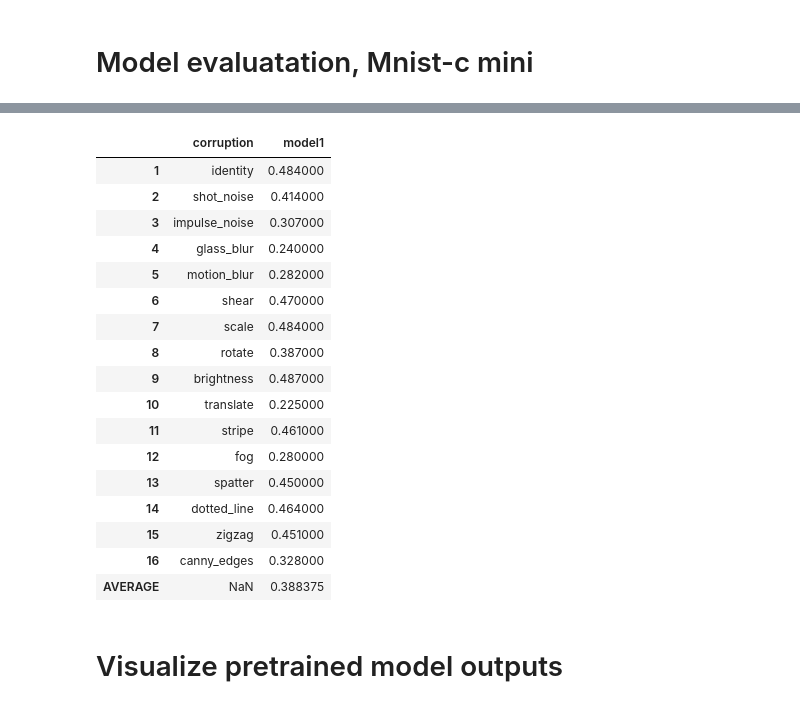
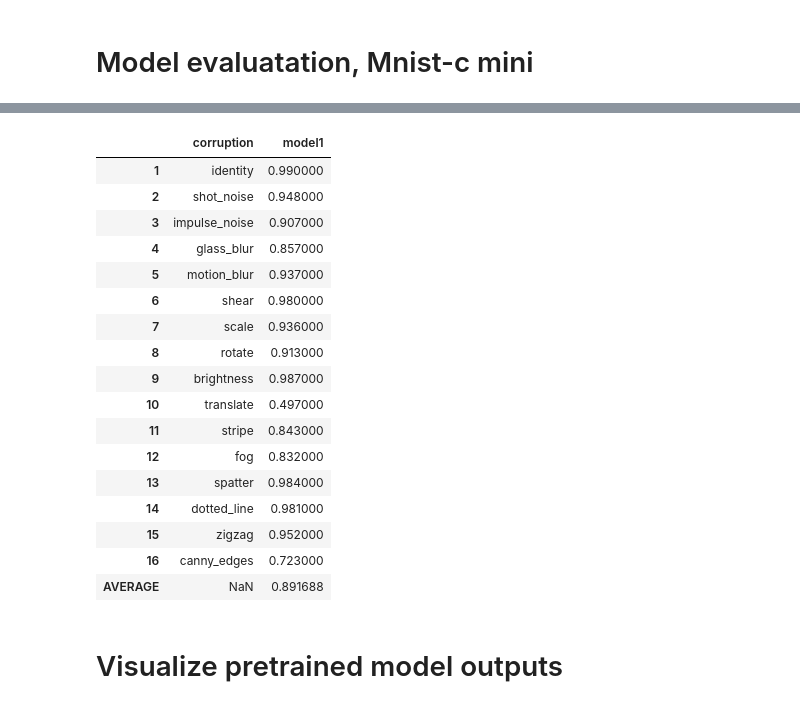
Before and after one commit to ahnchive/ORA-recognition, a Jupyter notebook: eval_rrcapsnet_original.ipynb, the cells around one changed output, grey strips where cells are left out. Cells and saved outputs as stored; diff of their text form; code cells hidden in the pictures.

Commit message:
cleaned the code

```diff
--- a/eval_rrcapsnet_original.ipynb
+++ b/eval_rrcapsnet_original.ipynb
@@ -623,58 +622,19 @@ task='mnist_c_mini'
 train=False #train or test dataset
 print_args=False
 args_to_update = {'device':DEVICE, 'batch_size':BATCHSIZE,
-                 'time_steps': 4, 'routings': 3, 'mask_threshold': 0.05}
+                 'time_steps': 4, 'routings': 3, 'mask_threshold': 0.1}
 
 modellist = [
 
-# original
-# './results/mnist/Mar13_1827_nobkg/archive_model_epoch50_acc0.9907.pt'
-
-# original replicate (blur)
-# './results/mnist/Mar17_2126_orig_11_blur/archive_model_epoch50_acc0.9907.pt'
-# './results/mnist/Mar17_2204_orig_11_clean/archive_model_epoch40_acc0.9907.pt'
-# after decoder copy, x_input detach
-# './results/mnist/Mar17_2315_decodercopy_11/archive_model_epoch50_acc0.9907.pt'
-# train with clean data
-# './results/mnist/Mar17_2346_decodercopy_11_clean/archive_model_epoch50_acc0.9902.pt'
-
-## cnn style encoder
+# original rrcapsnet (mnist_recon, trainvalsplit)
 # './models/rrcapsnet/run1_epoch50_acc0.9917.pt',
 # './models/rrcapsnet/run2_epoch50_acc0.9915.pt',
-# './models/rrcapsnet/run3_epoch50_acc0.9907.pt',
+'./models/rrcapsnet/run3_epoch50_acc0.9907.pt',
 # './models/rrcapsnet/run4_epoch50_acc0.9905.pt',
 # './models/rrcapsnet/run5_epoch50_acc0.9907.pt',
 
-## capsnet style encoder
-# './results/mnist/Mar21_0939_run1_capsnetstyle/archive_model_epoch50_acc0.9818.pt',
-# './results/mnist/Mar21_1028_run2_capsnetstyle/archive_model_epoch50_acc0.9812.pt',
-# './results/mnist/Mar21_1116_run3_capsnetstyle/archive_model_epoch50_acc0.9828.pt',
-# './results/mnist/Mar21_1207_run4_capsnetstyle/archive_model_epoch50_acc0.9818.pt',
 
-## test on clean mnist
-# './results/mnist/Apr25_0202_clean_run1/archive_model_epoch50_acc0.9973.pt',
-# './results/mnist/Apr25_0220_clean_run2/archive_model_epoch50_acc0.9976.pt',
-# './results/mnist/Apr25_0238_clean_run3/archive_model_epoch50_acc0.9972.pt',
-# './results/mnist/Apr25_0255_clean_run4/archive_model_epoch50_acc0.9971.pt',
-# './results/mnist/Apr25_0313_clean_run5/archive_model_epoch50_acc0.9976.pt'
-
-# test on background image with bgcapsule
-#  './results/mnist/Apr26_1759_test/archive_model_epoch50_acc0.7515.pt'
-
-# test on backgroundimage+original image with bgcapsule
-# './results/mnist/Apr26_2350_test/archive_model_epoch50_acc0.8401.pt'
-
-# test on backgroundrandom+original image with bgcapsule
-# './results/mnist/Apr27_0012_test/archive_model_epoch50_acc0.8620.pt'
-
-# test on reconstruct object from blot background without bgcapsule
-# './results/mnist/Apr27_2043_reconbg/archive_model_epoch50_acc0.8289.pt'
-
-# test on reconstruct object from  blot background with bgcapsule
-# './results/mnist/Apr27_2101_reconbg_capsule/final_model_epoch50_acc0.8347.pt'
-# test on reconstruct object +  blot background with bgcapsule
-'./results/mnist/Apr27_2124_reconbg_capsule_reconbg/archive_model_epoch20_acc0.8223.pt']
-
+]
 
 df = pd.DataFrame()
 for i, load_model_path in enumerate(modellist):
@@ -721,21 +681,21 @@ model is loaded from ./results/mnist/Apr27_2124_reconbg_capsule_reconbg/archive_
 |  | corruption | model1 |
-| 1 | identity | 0.484000 |
-| 2 | shot_noise | 0.414000 |
-| 3 | impulse_noise | 0.307000 |
-| 4 | glass_blur | 0.240000 |
-| 5 | motion_blur | 0.282000 |
-| 6 | shear | 0.470000 |
-| 7 | scale | 0.484000 |
-| 8 | rotate | 0.387000 |
-| 9 | brightness | 0.487000 |
-| 10 | translate | 0.225000 |
-| 11 | stripe | 0.461000 |
-| 12 | fog | 0.280000 |
-| 13 | spatter | 0.450000 |
-| 14 | dotted_line | 0.464000 |
-| 15 | zigzag | 0.451000 |
-| 16 | canny_edges | 0.328000 |
-| AVERAGE | NaN | 0.388375 |
+| 1 | identity | 0.990000 |
+| 2 | shot_noise | 0.948000 |
+| 3 | impulse_noise | 0.907000 |
+| 4 | glass_blur | 0.857000 |
+| 5 | motion_blur | 0.937000 |
+| 6 | shear | 0.980000 |
+| 7 | scale | 0.936000 |
+| 8 | rotate | 0.913000 |
+| 9 | brightness | 0.987000 |
+| 10 | translate | 0.497000 |
+| 11 | stripe | 0.843000 |
+| 12 | fog | 0.832000 |
+| 13 | spatter | 0.984000 |
+| 14 | dotted_line | 0.981000 |
+| 15 | zigzag | 0.952000 |
+| 16 | canny_edges | 0.723000 |
+| AVERAGE | NaN | 0.891688 |
 # %% [markdown]
 # Visualize pretrained model outputs
 # %%
```
Also changed, not shown: parts of 5 cells of this notebook, 9 other files.
